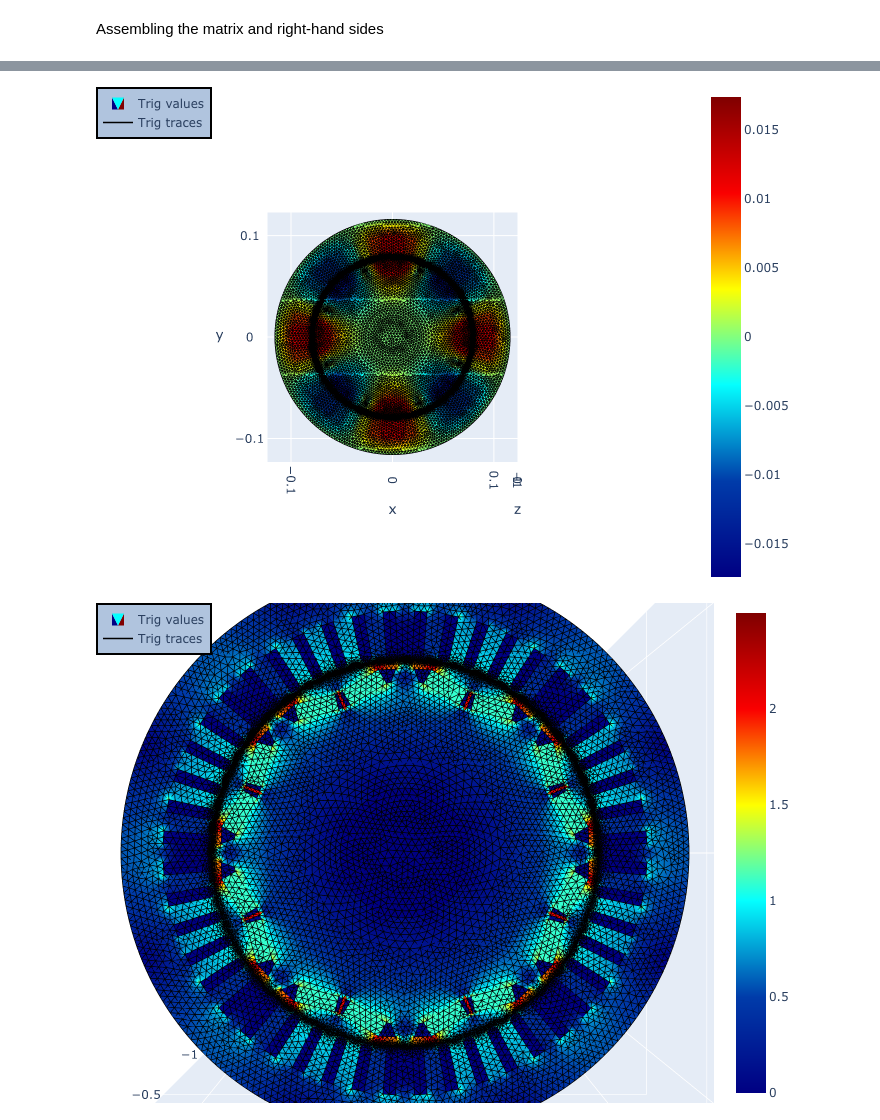
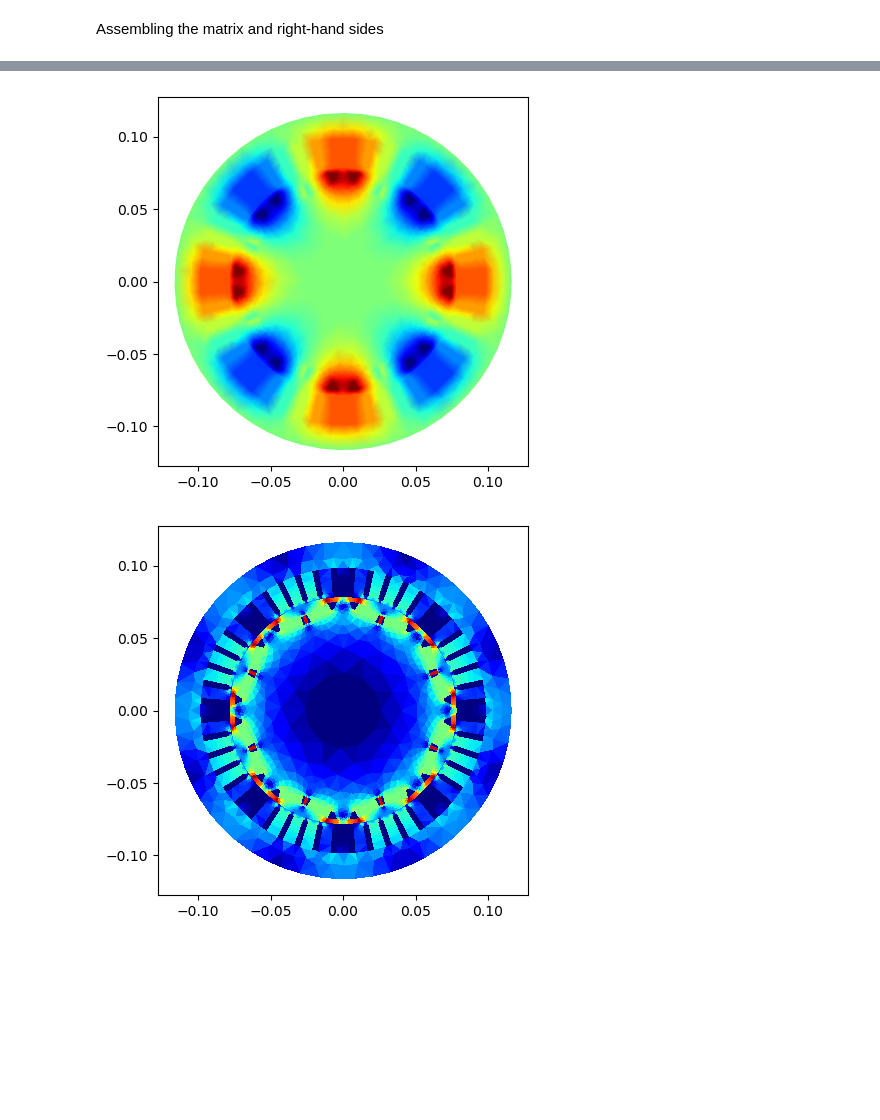
Before and after one commit to radu-bogdan/fem, a Jupyter notebook: PROJECTS/SeminarEM/mag_vec_pot.ipynb, the cells around one changed output, grey strips where cells are left out. Saved outputs shown, nothing was run; the diff lists cells and outputs as text; code cells hidden in the pictures; blank space fills up the shorter version.

```diff
--- a/PROJECTS/SeminarEM/mag_vec_pot.ipynb
+++ b/PROJECTS/SeminarEM/mag_vec_pot.ipynb
@@ -89,17 +83,10 @@ ORDER = 2
 # %% [markdown]
 Loading the motor, generating inital mesh
 # %%
-motor_npz = np.load('meshes/motor.npz', allow_pickle = True)
+motor_npz = np.load('../meshes/motor.npz', allow_pickle = True)
 
-p = motor_npz['p'].T
-e = motor_npz['e'].T
-t = motor_npz['t'].T
-q = np.empty(0)
-regions_2d = motor_npz['regions_2d']
-regions_1d = motor_npz['regions_1d']
 m = motor_npz['m']
 j3 = motor_npz['j3']
 
-MESH = pde.mesh(p,e,t,q)
-# MESH.refinemesh()
-# MESH.refinemesh()
+geoOCCmesh = motor_npz['geoOCCmesh'].tolist()
+MESH = pde.mesh.netgen(geoOCCmesh)
@@ -196,6 +119,10 @@ if ORDER == 2:
 Assembling the matrix and right-hand sides
 # %%
 tm = time.monotonic()
+
+linear = '*air,*magnet,*coil,shaft_iron'
+nonlinear = 'stator_iron,rotor_iron'
+rotor = '*magnet,rotor_iron,rotor_air,shaft_iron'
 
 phi_H1  = pde.h1.assemble(MESH, space = poly, matrix = 'M', order = order_phiphi)
 dphix_H1, dphiy_H1 = pde.h1.assemble(MESH, space = poly, matrix = 'K', order = order_dphidphi)
@@ -204,8 +131,6 @@ dphix_H1_o1, dphiy_H1_o1 = pde.h1.assemble(MESH, space = poly, matrix = 'K', ord
 dphix_H1_order_phiphi, dphiy_H1_order_phiphi = pde.h1.assemble(MESH, space = poly, matrix = 'K', order = order_phiphi)
 phi_H1b = pde.h1.assembleB(MESH, space = poly, matrix = 'M', shape = phi_H1.shape, order = order_phiphi)
 phi_L2 = pde.l2.assemble(MESH, space = dxpoly, matrix = 'M', order = order_dphidphi)
-
-
 D_order_dphidphi = pde.int.assemble(MESH, order = order_dphidphi)
 D_order_phiphi = pde.int.assemble(MESH, order = order_phiphi)
 D_order_phiphi_b = pde.int.assembleB(MESH, order = order_phiphi)
@@ -216,21 +141,27 @@ Kyy = dphiy_H1 @ D_order_dphidphi @ dphiy_H1.T
 Cx = phi_L2 @ D_order_dphidphi @ dphix_H1.T
 Cy = phi_L2 @ D_order_dphidphi @ dphiy_H1.T
 
-D_stator_outer = pde.int.evaluateB(MESH, order = order_phiphi, edges = ind_stator_outer)
+D_stator_outer = pde.int.evaluateB(MESH, order = order_phiphi, edges = 'stator_outer')
 B_stator_outer = phi_H1b@ D_stator_outer @ phi_H1b.T
+
+
+fem_linear = pde.int.evaluate(MESH, order = order_dphidphi, regions = linear).diagonal()
+fem_nonlinear = pde.int.evaluate(MESH, order = order_dphidphi, regions = nonlinear).diagonal()
+fem_rotor = pde.int.evaluate(MESH, order = order_dphidphi, regions = rotor).diagonal()
+fem_air_gap_rotor = pde.int.evaluate(MESH, order = order_dphidphi, regions = 'air_gap_rotor').diagonal()
 
 penalty = 1e10
 
 J = 0; # J0 = 0
 for i in range(48):
-    J += pde.int.evaluate(MESH, order = order_phiphi, coeff = lambda x,y : j3[i], regions = np.r_[ind_trig_coils[i]]).diagonal()
+    J += pde.int.evaluate(MESH, order = order_phiphi, coeff = lambda x,y : j3[i], regions = 'coil'+str(i+1)).diagonal()
     # J0+= pde.int.evaluate(MESH, order = 0, coeff = lambda x,y : j3[i], regions = np.r_[ind_trig_coils[i]]).diagonal()
 J = 0*J
 
 M0 = 0; M1 = 0; M00 = 0
 for i in range(16):
-    M0 += pde.int.evaluate(MESH, order = order_phiphi, coeff = lambda x,y : m[0,i], regions = np.r_[ind_trig_magnets[i]]).diagonal()
-    M1 += pde.int.evaluate(MESH, order = order_phiphi, coeff = lambda x,y : m[1,i], regions = np.r_[ind_trig_magnets[i]]).diagonal()
+    M0 += pde.int.evaluate(MESH, order = order_phiphi, coeff = lambda x,y : m[0,i], regions = 'magnet'+str(i+1)).diagonal()
+    M1 += pde.int.evaluate(MESH, order = order_phiphi, coeff = lambda x,y : m[1,i], regions = 'magnet'+str(i+1)).diagonal()
 
     # M00 += pde.int.evaluate(MESH, order = 0, coeff = lambda x,y : m_new[0,i], regions = np.r_[ind_trig_magnets[i]]).diagonal()
 
@@ -327,25 +273,10 @@ NEWTON: Iteration: 13 ||obj: -9.144267e+02|| ||grad||: 4.509575e-10||alpha: 1.00
 # %%
-fig = MESH.pdesurf_hybrid(dict(trig = 'P1', quad = 'Q1', controls = 0), u[:MESH.np], u_height = 0)
-fig.layout.scene.camera.projection.type = "orthographic"
-fig.data[0].colorscale='Jet'
-fig.show()
+MESH.pdesurf2(u[:MESH.np])
+
+ux = dphix_H1_o0.T@u
+uy = dphiy_H1_o0.T@u
+norm_ux = np.sqrt(ux**2+uy**2)
+fig = MESH.pdesurf2(norm_ux)
 # %% [output]
-[figure, old version]
+[figure, new version]
+[figure, added]
-# %%
-if dxpoly == 'P1':
-    ux = dphix_H1_o1.T@u
-    uy = dphiy_H1_o1.T@u
-    norm_ux = np.sqrt(ux**2+uy**2)
-    fig = MESH.pdesurf_hybrid(dict(trig = 'P1d', quad = 'Q1d', controls = 0), norm_ux, u_height = 0)
-    fig.data[0].colorscale='Jet'
-
-if dxpoly == 'P0':
-    ux = dphix_H1_o0.T@u
-    uy = dphiy_H1_o0.T@u
-    norm_ux = np.sqrt(ux**2+uy**2)
-    fig = MESH.pdesurf_hybrid(dict(trig = 'P0', quad = 'Q0', controls = 0), norm_ux, u_height = 0)
-    fig.data[0].colorscale='Jet'
-
-fig.show()
-# %% [output]
-[figure, removed]
```
Also changed, not shown: parts of 7 cells of this notebook, 14 other files.
